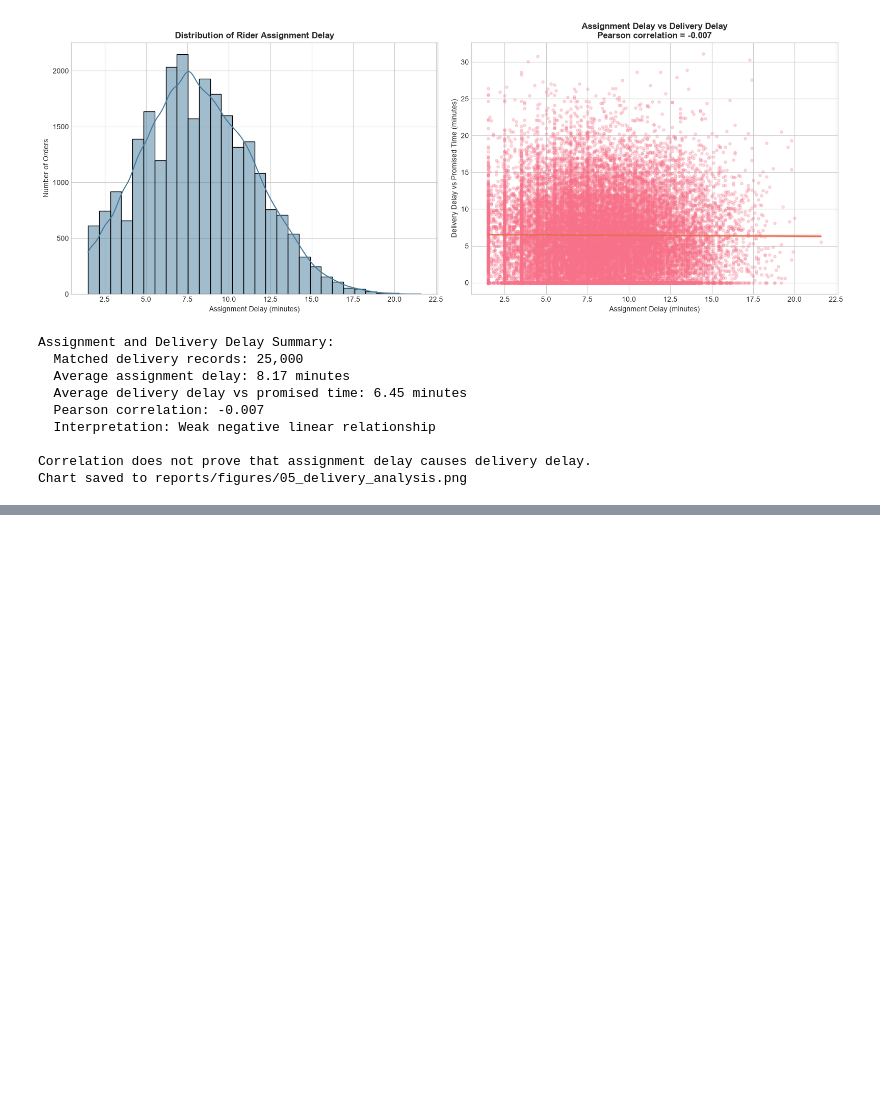
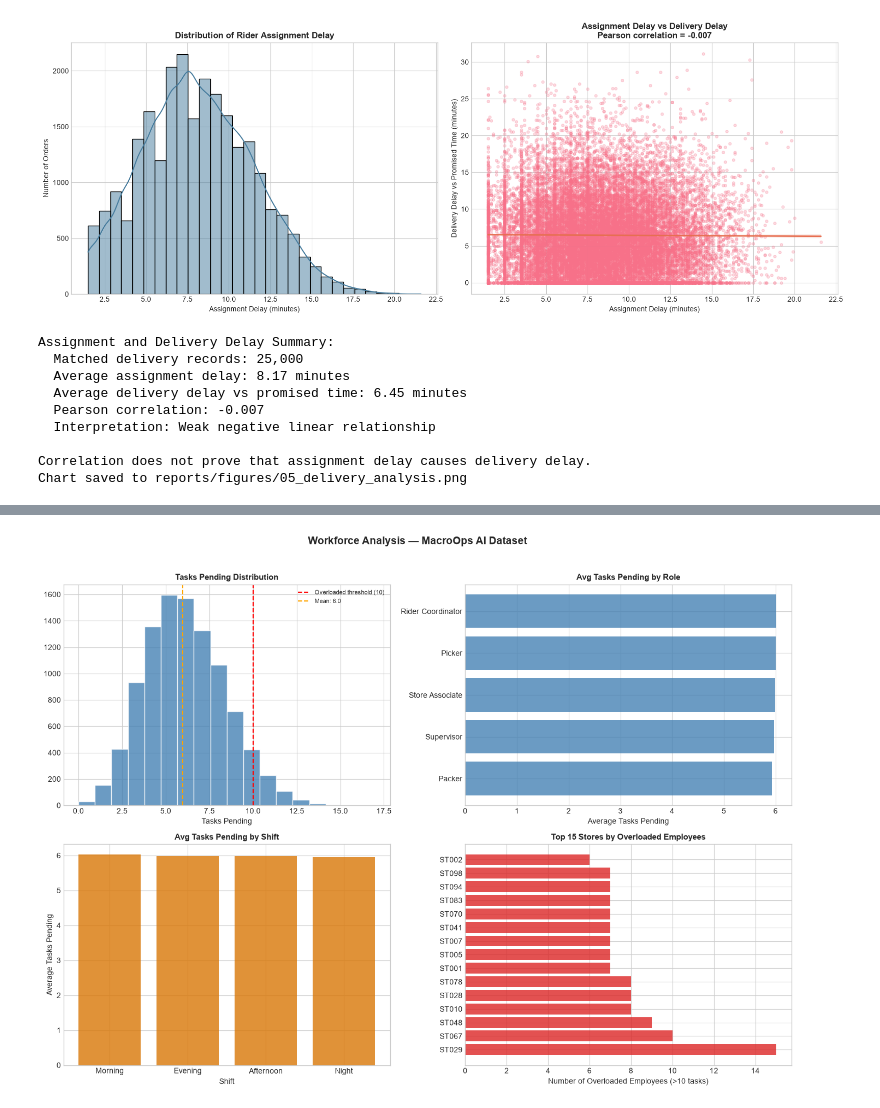
Before and after one commit to Shivyamahajan/macroops-ai, a Jupyter notebook: notebooks/01_EDA.ipynb, the cells around one changed output, grey strips where cells are left out. Cells and saved outputs as stored; diff of their text form; code cells hidden in the pictures; blank space fills up the shorter version.

```diff
--- a/notebooks/01_EDA.ipynb
+++ b/notebooks/01_EDA.ipynb
@@ -583,0 +763,94 @@ Chart saved to reports/figures/05_delivery_analysis.png
+# %%
+# Cell 9 — Workforce Analysis
+fig, axes = plt.subplots(2, 2, figsize=(14, 10))
+
+# Tasks pending distribution
+axes[0, 0].hist(
+    workforce['tasks_pending'], bins=18,
+    color='steelblue', alpha=0.8, edgecolor='white'
+)
+axes[0, 0].axvline(
+    x=10, color='red', linestyle='--',
+    label='Overloaded threshold (10)'
+)
+axes[0, 0].axvline(
+    x=workforce['tasks_pending'].mean(),
+    color='orange', linestyle='--',
+    label=f"Mean: {workforce['tasks_pending'].mean():.1f}"
+)
+axes[0, 0].set_title(
+    'Tasks Pending Distribution',
+    fontsize=11, fontweight='bold'
+)
+axes[0, 0].set_xlabel('Tasks Pending')
+axes[0, 0].legend(fontsize=8)
+
+# Tasks pending by role
+role_tasks = workforce.groupby('role')['tasks_pending'].mean().sort_values()
+axes[0, 1].barh(
+    role_tasks.index, role_tasks.values,
+    color='steelblue', alpha=0.8
+)
+axes[0, 1].set_title(
+    'Avg Tasks Pending by Role',
+    fontsize=11, fontweight='bold'
+)
+axes[0, 1].set_xlabel('Average Tasks Pending')
+
+# Tasks pending by shift
+shift_tasks = workforce.groupby('shift').agg(
+    avg_pending=('tasks_pending', 'mean'),
+    overloaded=('tasks_pending', lambda x: (x > 10).sum()),
+    total_staff=('employee_id', 'count')
+).reset_index().sort_values('avg_pending', ascending=False)
+
+axes[1, 0].bar(
+    shift_tasks['shift'], shift_tasks['avg_pending'],
+    color='#D97706', alpha=0.8
+)
+axes[1, 0].set_title(
+    'Avg Tasks Pending by Shift',
+    fontsize=11, fontweight='bold'
+)
+axes[1, 0].set_ylabel('Average Tasks Pending')
+axes[1, 0].set_xlabel('Shift')
+
+# Overloaded employees by store (top 15)
+store_wf = workforce.groupby('store_id').agg(
+    overloaded=('tasks_pending', lambda x: (x > 10).sum()),
+    avg_pending=('tasks_pending', 'mean'),
+).reset_index().nlargest(15, 'overloaded')
+
+axes[1, 1].barh(
+    store_wf['store_id'], store_wf['overloaded'],
+    color='#DC2626', alpha=0.8
+)
+axes[1, 1].set_title(
+    'Top 15 Stores by Overloaded Employees',
+    fontsize=11, fontweight='bold'
+)
+axes[1, 1].set_xlabel('Number of Overloaded Employees (>10 tasks)')
+
+plt.suptitle(
+    'Workforce Analysis — MacroOps AI Dataset',
+    fontsize=14, fontweight='bold', y=1.02
+)
+plt.tight_layout()
+plt.savefig(
+    'reports/figures/08_workforce_analysis.png',
+    dpi=150, bbox_inches='tight'
+)
+plt.show()
+
+overloaded = (workforce['tasks_pending'] > 10).sum()
+
+print("\nWorkforce Analysis:")
+print(f"  Total employees: {workforce['employee_id'].nunique():,}")
+print(f"  Avg tasks pending: {workforce['tasks_pending'].mean():.2f}")
+print(
+    f"  Overloaded employees (>10): {overloaded:,} "
+    f"({overloaded / len(workforce) * 100:.1f}%)"
+)
+print(f"\nTasks by shift:\n{shift_tasks.to_string(index=False)}")
+# %% [output]
+[figure, added]
```
Also changed, not shown: parts of 7 cells of this notebook, 7 other files.
